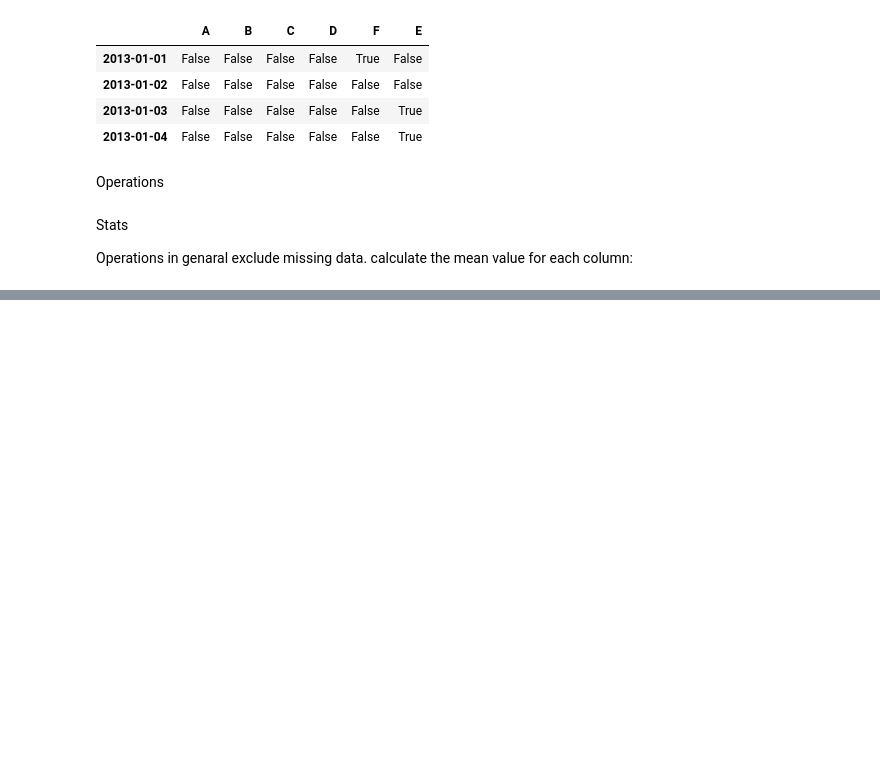
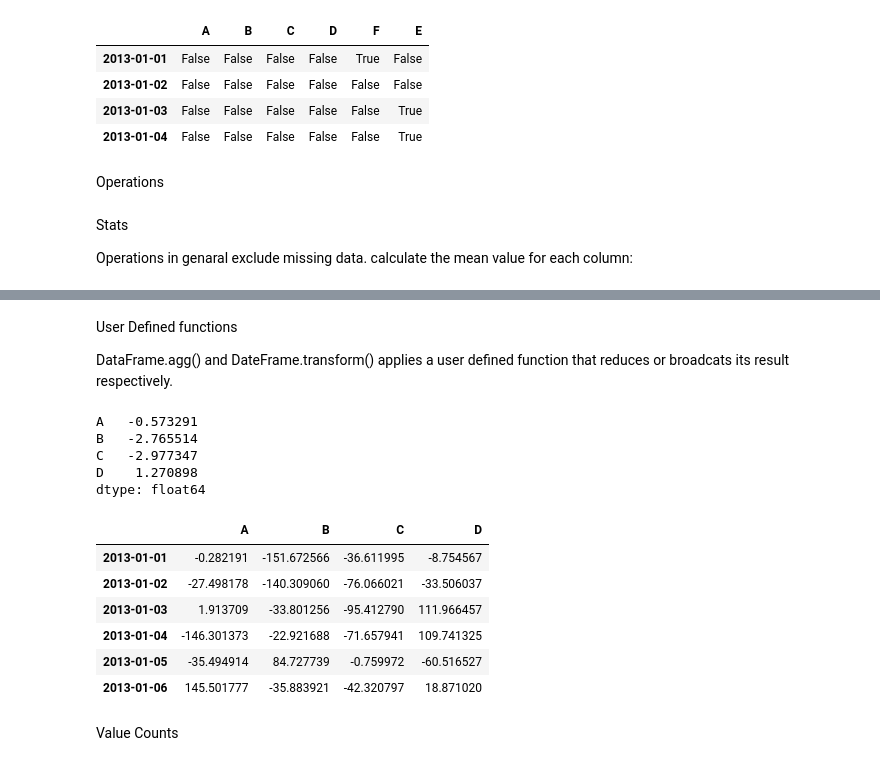
Before and after one commit to guddiyasingh/python-main, a Jupyter notebook: 10_minutes_panda.ipynb, the cells around one changed output, grey strips where cells are left out. Saved outputs shown, nothing was run; the diff lists cells and outputs as text; code cells hidden in the pictures; blank space fills up the shorter version.

```diff
--- a/10_minutes_panda.ipynb
+++ b/10_minutes_panda.ipynb
@@ -470,0 +504,24 @@ calculate the mean value for each column:
+# %% [markdown]
+User Defined functions
+
+DataFrame.agg() and DateFrame.transform() applies a user defined function that reduces or broadcats its result respectively.
+# %%
+df.agg(lambda x:np.mean(x)*5.6)
+# %% [output]
+A   -0.573291
+B   -2.765514
+C   -2.977347
+D    1.270898
+dtype: float64
+# %%
+df.transform(lambda x:x *101.2)
+# %% [output]
+|  | A | B | C | D |
+| 2013-01-01 | -0.282191 | -151.672566 | -36.611995 | -8.754567 |
+| 2013-01-02 | -27.498178 | -140.309060 | -76.066021 | -33.506037 |
+| 2013-01-03 | 1.913709 | -33.801256 | -95.412790 | 111.966457 |
+| 2013-01-04 | -146.301373 | -22.921688 | -71.657941 | 109.741325 |
+| 2013-01-05 | -35.494914 | 84.727739 | -0.759972 | -60.516527 |
+| 2013-01-06 | 145.501777 | -35.883921 | -42.320797 | 18.871020 |
+# %% [markdown]
+Value Counts
```
Also changed, not shown: parts of 7 cells of this notebook.
